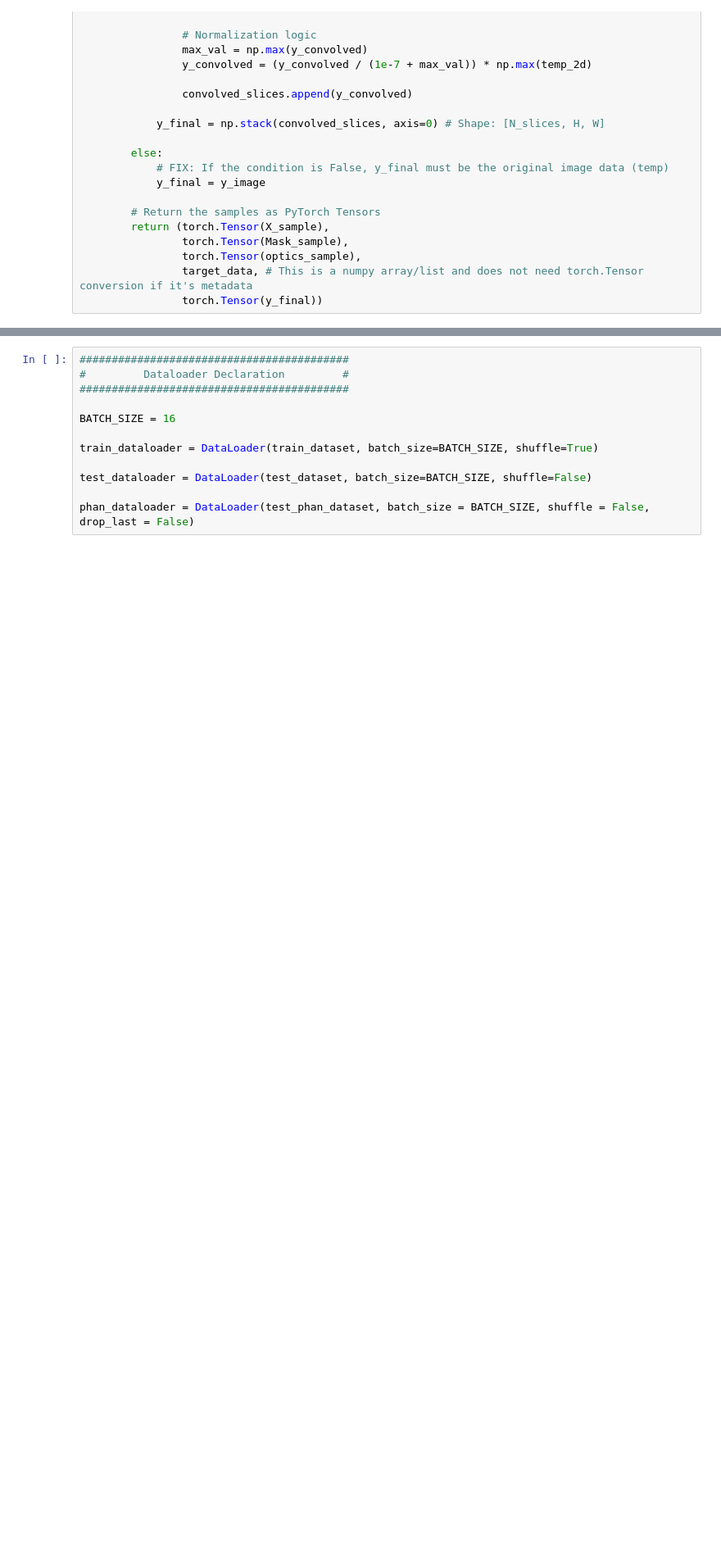
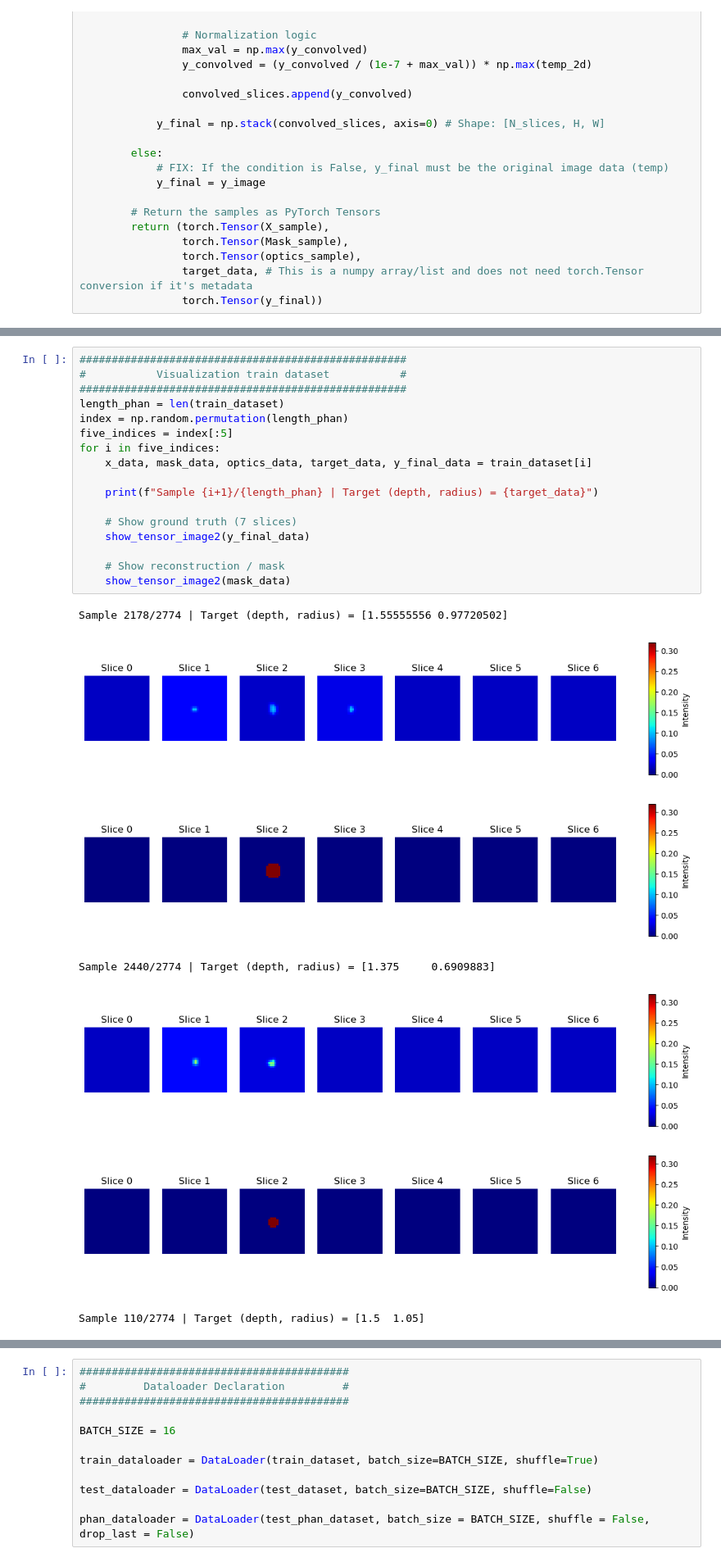
Before and after one commit to AaronLuo-ai/DOT-AE-GAN, a Jupyter notebook: model_codes/train_model.ipynb, the cells around one changed output, grey strips where cells are left out. Shown at 82% size. Drawn from its saved outputs; the diff is of its cells as text; blank space fills up the shorter version.

```diff
--- a/model_codes/train_model.ipynb
+++ b/model_codes/train_model.ipynb
@@ -475,0 +565,25 @@ target_train.shape:  (19615, 2)
+# %%
+###################################################
+#           Visualization train dataset           #
+###################################################
+length_phan = len(train_dataset)
+index = np.random.permutation(length_phan)
+five_indices = index[:5]
+for i in five_indices:
+    x_data, mask_data, optics_data, target_data, y_final_data = train_dataset[i]
+
+    print(f"Sample {i+1}/{length_phan} | Target (depth, radius) = {target_data}")
+
+    # Show ground truth (7 slices)
+    show_tensor_image2(y_final_data)
+
+    # Show reconstruction / mask
+    show_tensor_image2(mask_data)
+# %% [output]
+Sample 2178/2774 | Target (depth, radius) = [1.55555556 0.97720502]
+[figure, added]
+[figure, added]
+Sample 2440/2774 | Target (depth, radius) = [1.375     0.6909883]
+[figure, added]
+[figure, added]
+Sample 110/2774 | Target (depth, radius) = [1.5  1.05]
```
Also changed, not shown: parts of 15 cells of this notebook.
